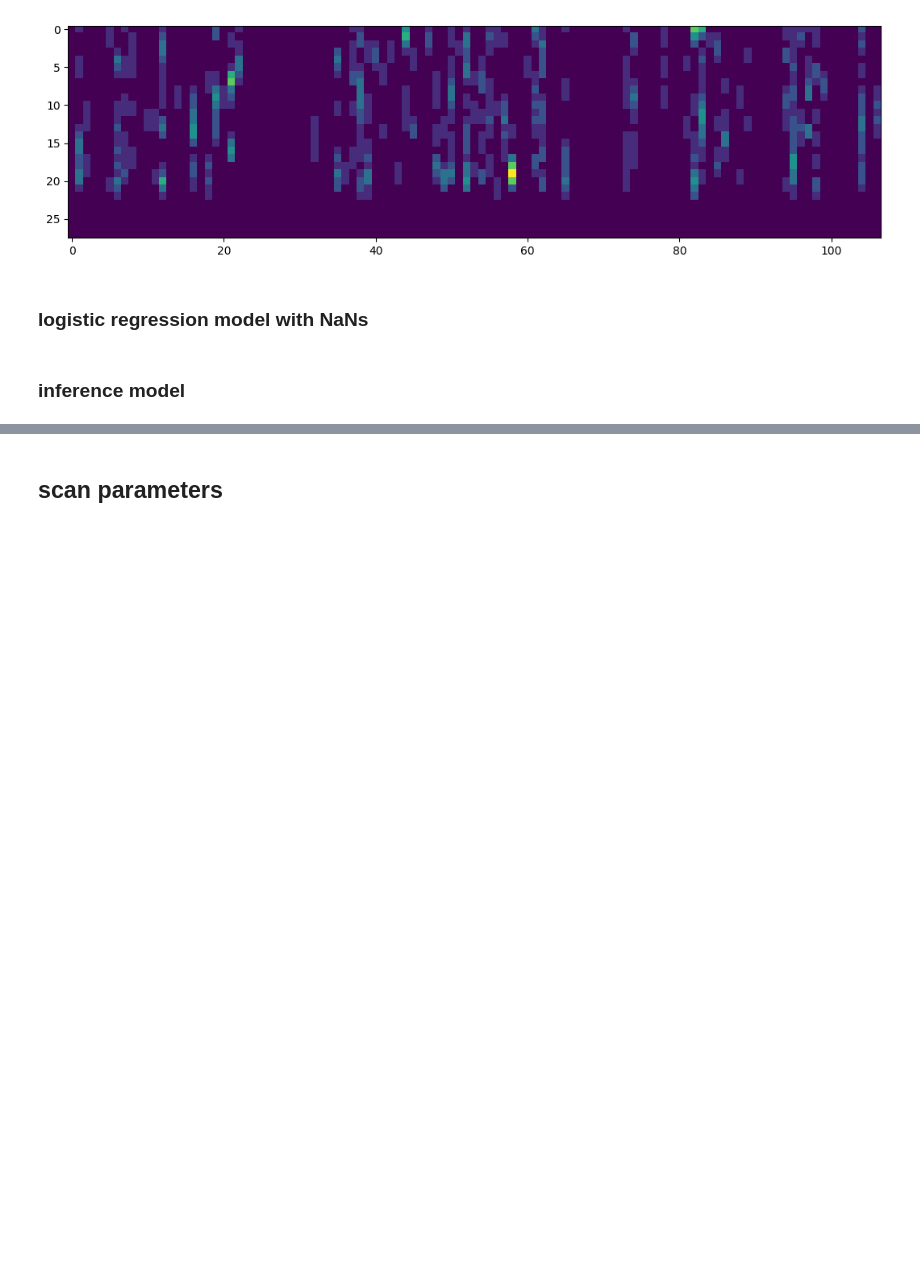
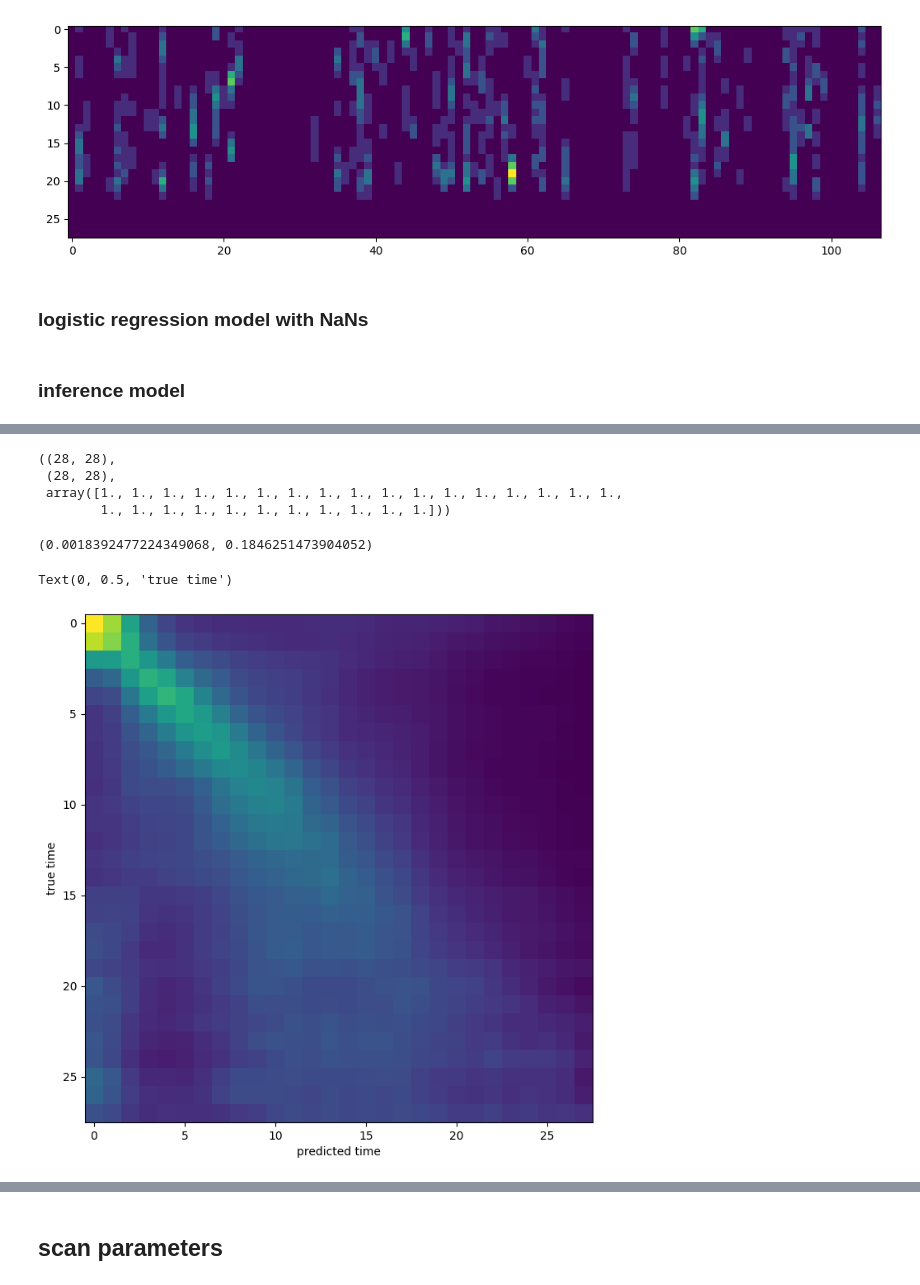
Before and after one commit to CONECT-INT/2023_CENTURI-SummerSchool, a Jupyter notebook: 2023-06-30_dataset2_laurent_decoding_clean.ipynb, the cells around one changed output, grey strips where cells are left out. Saved outputs shown, nothing was run; the diff lists cells and outputs as text; code cells hidden in the pictures; blank space fills up the shorter version.

```diff
--- a/2023-06-30_dataset2_laurent_decoding_clean.ipynb
+++ b/2023-06-30_dataset2_laurent_decoding_clean.ipynb
@@ -161,4 +161,7 @@ Iteration: 640 - Loss: 0.12951
 # %%
+import pandas as pd
+df_pred = pd.DataFrame([], columns=['i_trial', 't_s', 't_pred', 't_p', 'id_short'], dtype=float)
+i_ = 0
 with torch.no_grad():
     counts = np.zeros((N_timepoint, N_timepoint))
     outputs = np.zeros((N_timepoint, N_timepoint))
@@ -170,13 +173,28 @@ with torch.no_grad():
         output = logistic_model(X).numpy()
         outputs[time_labels, :] += output
 
+        proba = output[time_labels[-1], :]
+        t_pred = np.sum(proba * timepoints) / np.sum(proba)
+        df_pred.loc[i_] = {'i_trial':i_trial, 't_s':t_s[i_trial], 't_pred':t_pred, 't_p':t_p[i_trial], 'id_short':id_short[i_trial]}
+        i_ += 1
+
     outputs = outputs/counts
 
 outputs.shape, counts.shape, outputs.sum(axis=1)
+# %% [output]
+((28, 28),
+ (28, 28),
+ array([1., 1., 1., 1., 1., 1., 1., 1., 1., 1., 1., 1., 1., 1., 1., 1., 1.,
+        1., 1., 1., 1., 1., 1., 1., 1., 1., 1., 1.]))
 # %%
 outputs.min(), outputs.max()
+# %% [output]
+(0.0018392477224349068, 0.1846251473904052)
 # %%
-fig, ax = plt.subplots(figsize=(13, 13))
+fig, ax = plt.subplots(figsize=(8, 8))
 ax.imshow(outputs, cmap='viridis')
 ax.set_xlabel('predicted time')
 ax.set_ylabel('true time')
+# %% [output]
+Text(0, 0.5, 'true time')
+[figure, added]
```
Also changed, not shown: parts of 4 cells of this notebook.
